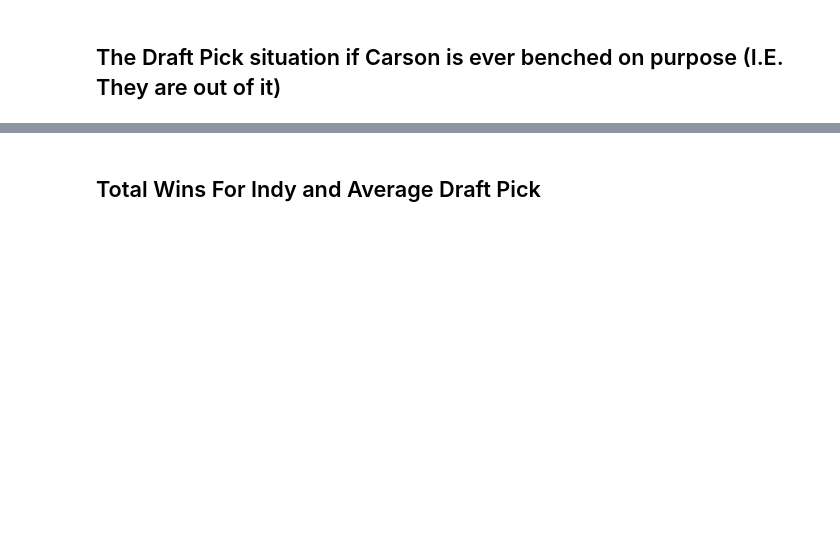
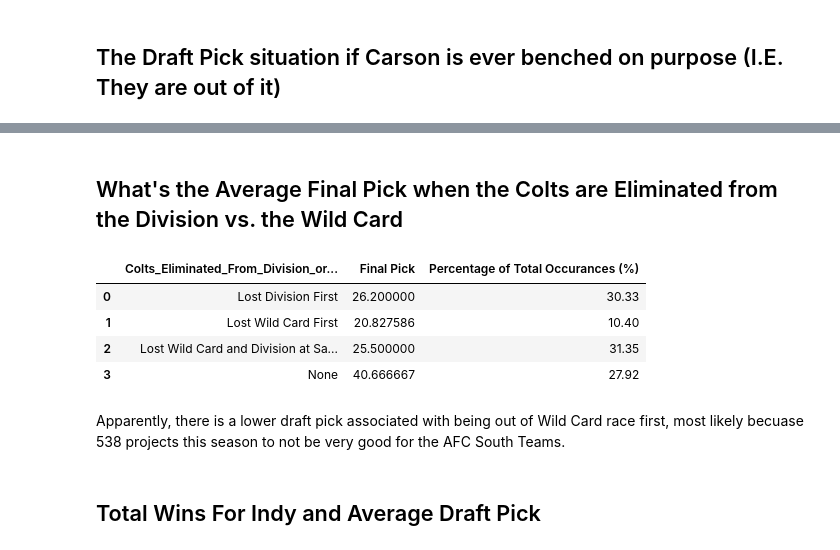
Before and after one commit to kaicanoll/Carson_Wentz_Trade_Comp_Sim, a Jupyter notebook: Carson_Wentz_Draft_Pick_Comp_Predictor.ipynb, the cells around one changed output, grey strips where cells are left out. Drawn from its saved outputs; the diff is of its cells as text; code cells hidden in the pictures; blank space fills up the shorter version.

```diff
--- a/Carson_Wentz_Draft_Pick_Comp_Predictor.ipynb
+++ b/Carson_Wentz_Draft_Pick_Comp_Predictor.ipynb
@@ -738,3 +799,26 @@ Plotly_Bar_Plot(df=Wins_by_First_Quarter_Result,Fact1='Final Pick',slider_text='
                 Color_Titler='Carson Final Snap %',Value='Percentage of Total Occurances (%)',titler='Projected Final Comp. Pick from Colts to Eagles by Carson Benched On Purpose')
 # %% [output]
 [interactive output not drawn]
+# %%
+#Find whether Colts fell out of playoffs or division first
+def Fell_Out_of_Playoffs_First(s):
+
+    if (s["Colts Made Playoffs"]==True) or (s["Colts Made Playoffs"]=='True'):
+        return None
+    elif str(s["Game_Where_Indy_Fell_Out_of_Division"]) == str(s["Game_Where_Indy_Fell_Out_of_Wildcard"]):
+        return "Lost Wild Card and Division at Same Time"
+    elif str(s["Game_Where_Indy_Fell_Out_of_Playoffs"])==str(s["Game_Where_Indy_Fell_Out_of_Division"]):
+        return "Lost Wild Card First"
+    elif str(s["Game_Where_Indy_Fell_Out_of_Playoffs"])==str(s["Game_Where_Indy_Fell_Out_of_Wildcard"]):
+        return "Lost Division First"
+
+IND_WINS["Colts_Eliminated_From_Division_or_Wild_Card_Race_First"]=IND_WINS.apply(Fell_Out_of_Playoffs_First,axis=1)
+# %%
+IND_WINS['Colts_Eliminated_From_Division_or_Wild_Card_Race_First']=IND_WINS['Colts_Eliminated_From_Division_or_Wild_Card_Race_First'].astype(str)
+Wins_by_First_Quarter_Result=IND_WINS.groupby(['Final Pick','Colts_Eliminated_From_Division_or_Wild_Card_Race_First'],as_index=False)['Percentage of Total Occurances (%)'].sum()
+Carson_Final_Snap_Percentage=IND_WINS.groupby(["Final Pick",'Colts_Eliminated_From_Division_or_Wild_Card_Race_First'],as_index=False)['Carson Final Snap %'].mean()
+Wins_by_First_Quarter_Result=pd.merge(Wins_by_First_Quarter_Result,Carson_Final_Snap_Percentage,how="inner",
+        left_on=['Colts_Eliminated_From_Division_or_Wild_Card_Race_First',"Final Pick"], right_on=['Colts_Eliminated_From_Division_or_Wild_Card_Race_First',"Final Pick"])
+Wins_by_First_Quarter_Result=Wins_by_First_Quarter_Result.round(4)
+Plotly_Bar_Plot(df=Wins_by_First_Quarter_Result,Fact1='Final Pick',slider_text='Colts_Eliminated_From_Division_or_Wild_Card_Race_First',
+                Color_Titler='Carson Final Snap %',Value='Percentage of Total Occurances (%)',titler='Projected Final Comp. Pick from Colts to Eagles by Colts_Eliminated_From_Division_or_Wild_Card_Race_First')
@@ -741,3 +827,15 @@ Plotly_Bar_Plot(df=Wins_by_First_Quarter_Result,Fact1='Final Pick',slider_text='
+# %% [markdown]
+## What's the Average Final Pick when the Colts are Eliminated from the Division vs. the Wild Card
+# %%
+Wins_by_First_Quarter_Result.groupby('Colts_Eliminated_From_Division_or_Wild_Card_Race_First',as_index=False).agg({'Final Pick':'mean','Percentage of Total Occurances (%)':'sum'})
+# %% [output]
+|  | Colts_Eliminated_From_Division_or... | Final Pick | Percentage of Total Occurances (%) |
+| 0 | Lost Division First | 26.200000 | 30.33 |
+| 1 | Lost Wild Card First | 20.827586 | 10.40 |
+| 2 | Lost Wild Card and Division at Sa... | 25.500000 | 31.35 |
+| 3 | None | 40.666667 | 27.92 |
+# %% [markdown]
+Apparently, there is a lower draft pick associated with being out of Wild Card race first, most likely becuase 538 projects this season to not be very good for the AFC South Teams.
 # %% [markdown]
 ## Total Wins For Indy and Average Draft Pick
 # %%
```
Also changed, not shown: parts of 57 cells of this notebook, 31 other files.
